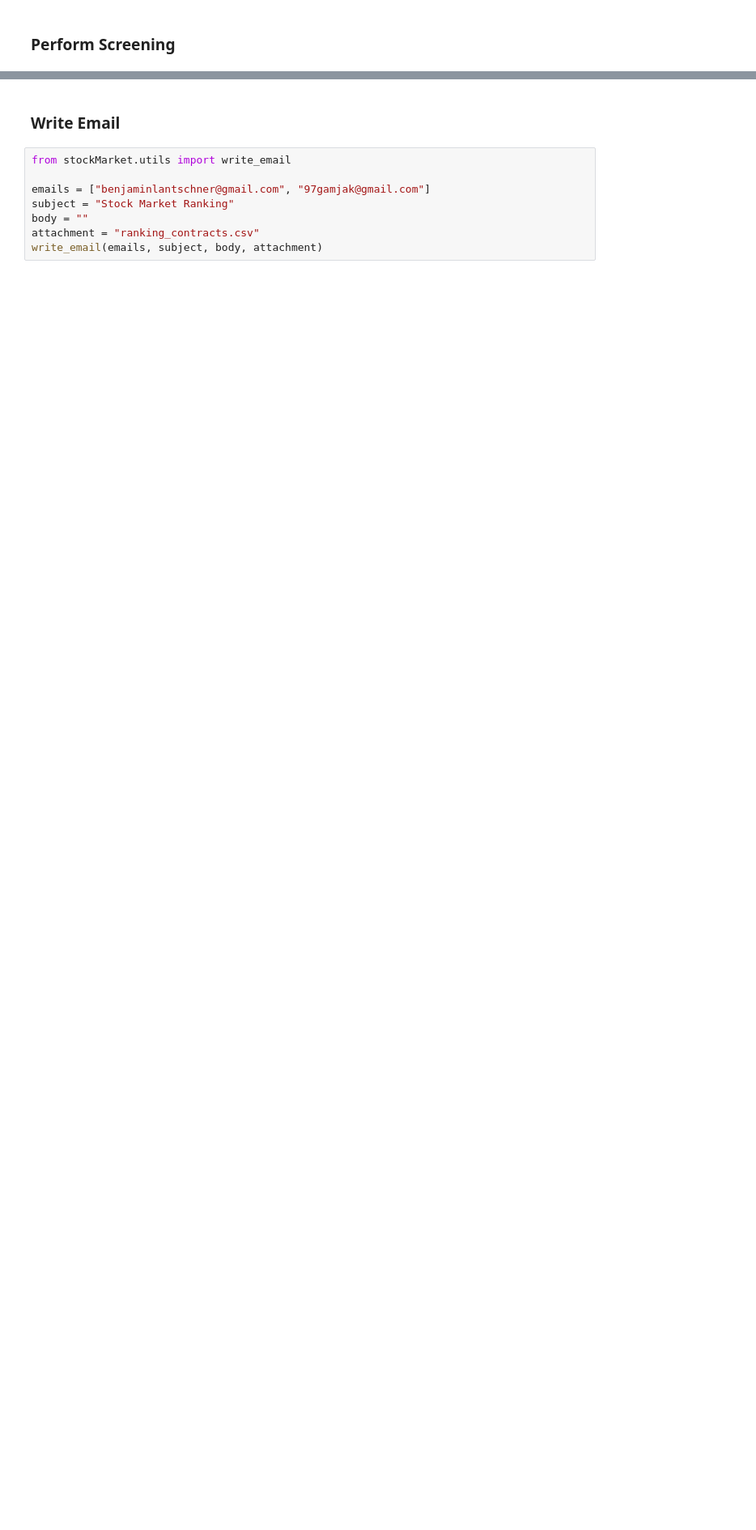
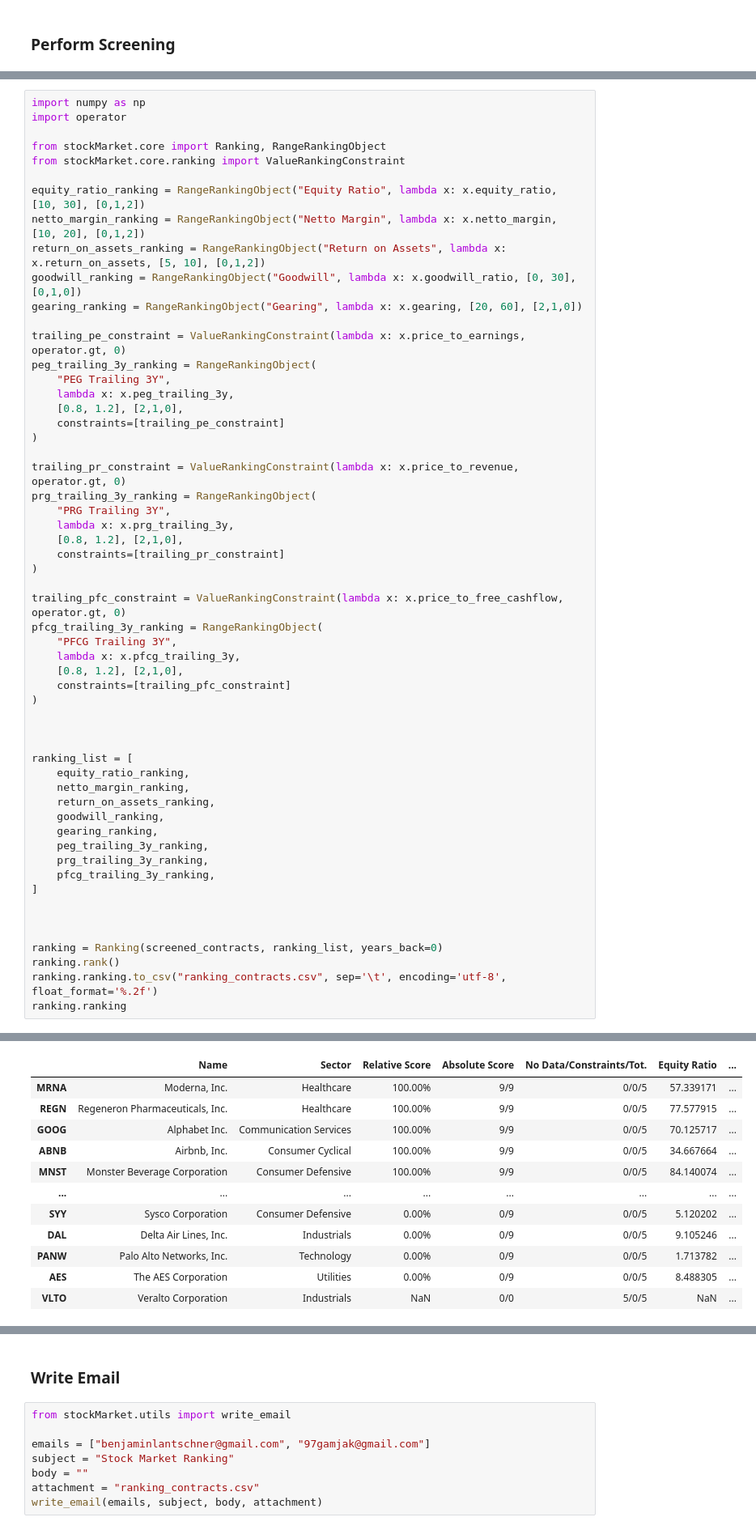
Before and after one commit to 97gamjak/stockMarket, a Jupyter notebook: notebooks/ranking.ipynb, the cells around one changed output, grey strips where cells are left out. Shown at 81% size. Drawn from its saved outputs; the diff is of its cells as text; blank space fills up the shorter version.

```diff
--- a/notebooks/ranking.ipynb
+++ b/notebooks/ranking.ipynb
@@ -175,0 +219,57 @@ ranking.ranking
+# %%
+import numpy as np
+import operator
+
+from stockMarket.core import Ranking, RangeRankingObject
+from stockMarket.core.ranking import ValueRankingConstraint
+
+equity_ratio_ranking = RangeRankingObject("Equity Ratio", lambda x: x.equity_ratio, [10, 30], [0,1,2])
+netto_margin_ranking = RangeRankingObject("Netto Margin", lambda x: x.netto_margin, [10, 20], [0,1,2])
+return_on_assets_ranking = RangeRankingObject("Return on Assets", lambda x: x.return_on_assets, [5, 10], [0,1,2])
+goodwill_ranking = RangeRankingObject("Goodwill", lambda x: x.goodwill_ratio, [0, 30], [0,1,0])
+gearing_ranking = RangeRankingObject("Gearing", lambda x: x.gearing, [20, 60], [2,1,0])
+
+trailing_pe_constraint = ValueRankingConstraint(lambda x: x.price_to_earnings, operator.gt, 0)
+peg_trailing_3y_ranking = RangeRankingObject(
+    "PEG Trailing 3Y",
+    lambda x: x.peg_trailing_3y,
+    [0.8, 1.2], [2,1,0],
+    constraints=[trailing_pe_constraint]
+)
+
+trailing_pr_constraint = ValueRankingConstraint(lambda x: x.price_to_revenue, operator.gt, 0)
+prg_trailing_3y_ranking = RangeRankingObject(
+    "PRG Trailing 3Y",
+    lambda x: x.prg_trailing_3y,
+    [0.8, 1.2], [2,1,0],
+    constraints=[trailing_pr_constraint]
+)
+
+trailing_pfc_constraint = ValueRankingConstraint(lambda x: x.price_to_free_cashflow, operator.gt, 0)
+pfcg_trailing_3y_ranking = RangeRankingObject(
+    "PFCG Trailing 3Y",
+    lambda x: x.pfcg_trailing_3y,
+    [0.8, 1.2], [2,1,0],
+    constraints=[trailing_pfc_constraint]
+)
+
+
+
+ranking_list = [
+    equity_ratio_ranking,
+    netto_margin_ranking,
+    return_on_assets_ranking,
+    goodwill_ranking,
+    gearing_ranking,
+    peg_trailing_3y_ranking,
+    prg_trailing_3y_ranking,
+    pfcg_trailing_3y_ranking,
+]
+
+
+
+ranking = Ranking(screened_contracts, ranking_list, years_back=0)
+ranking.rank()
+ranking.ranking.to_csv("ranking_contracts.csv", sep='\t', encoding='utf-8', float_format='%.2f')
+ranking.ranking
+# %% [output]
@@ -175,0 +293,12 @@ ranking.ranking
+|  | Name | Sector | Relative Score | Absolute Score | No Data/Constraints/Tot. | Equity Ratio | ... |
+| MRNA | Moderna, Inc. | Healthcare | 100.00% | 9/9 | 0/0/5 | 57.339171 | ... |
+| REGN | Regeneron Pharmaceuticals, Inc. | Healthcare | 100.00% | 9/9 | 0/0/5 | 77.577915 | ... |
+| GOOG | Alphabet Inc. | Communication Services | 100.00% | 9/9 | 0/0/5 | 70.125717 | ... |
+| ABNB | Airbnb, Inc. | Consumer Cyclical | 100.00% | 9/9 | 0/0/5 | 34.667664 | ... |
+| MNST | Monster Beverage Corporation | Consumer Defensive | 100.00% | 9/9 | 0/0/5 | 84.140074 | ... |
+| ... | ... | ... | ... | ... | ... | ... | ... |
+| SYY | Sysco Corporation | Consumer Defensive | 0.00% | 0/9 | 0/0/5 | 5.120202 | ... |
+| DAL | Delta Air Lines, Inc. | Industrials | 0.00% | 0/9 | 0/0/5 | 9.105246 | ... |
+| PANW | Palo Alto Networks, Inc. | Technology | 0.00% | 0/9 | 0/0/5 | 1.713782 | ... |
+| AES | The AES Corporation | Utilities | 0.00% | 0/9 | 0/0/5 | 8.488305 | ... |
+| VLTO | Veralto Corporation | Industrials | NaN | 0/0 | 5/0/5 | NaN | ... |
```
Also changed, not shown: parts of 3 cells of this notebook, 10 other files.
